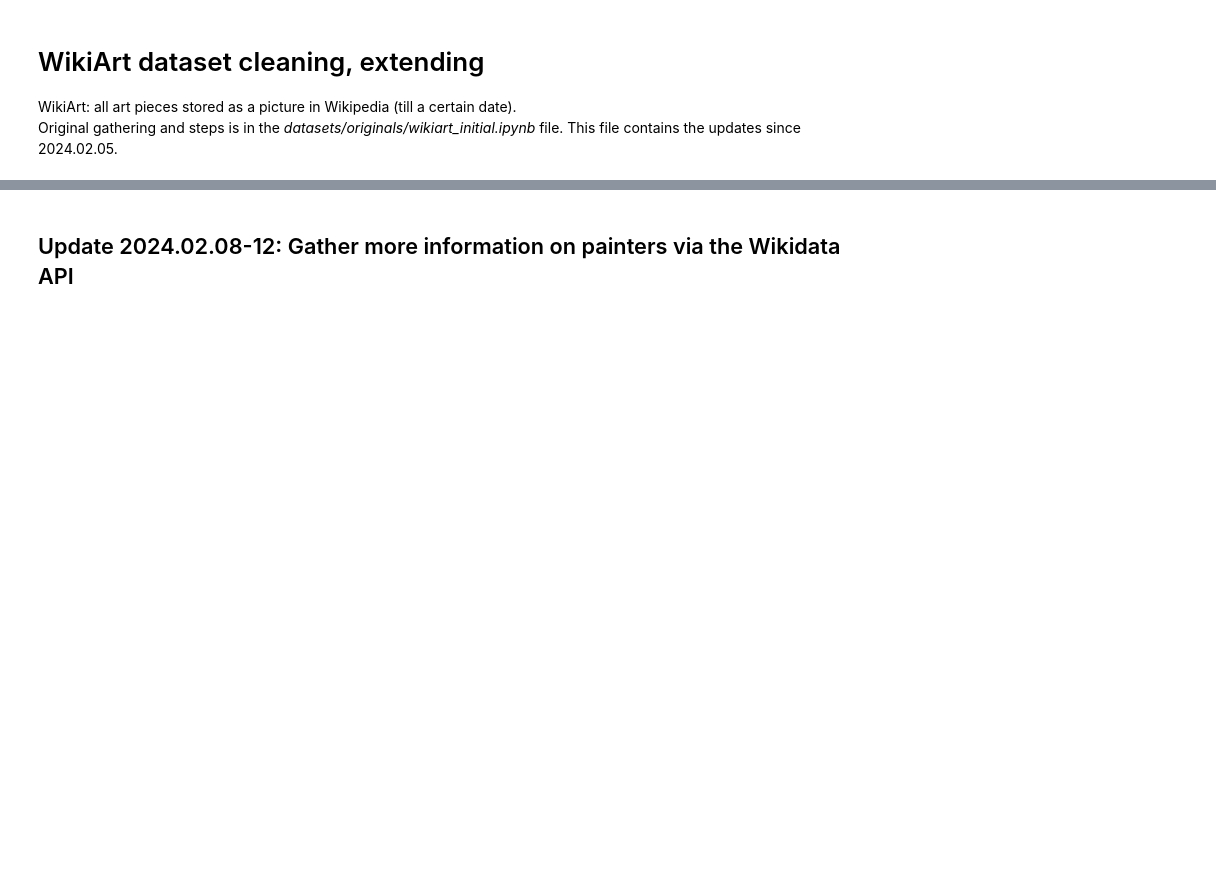
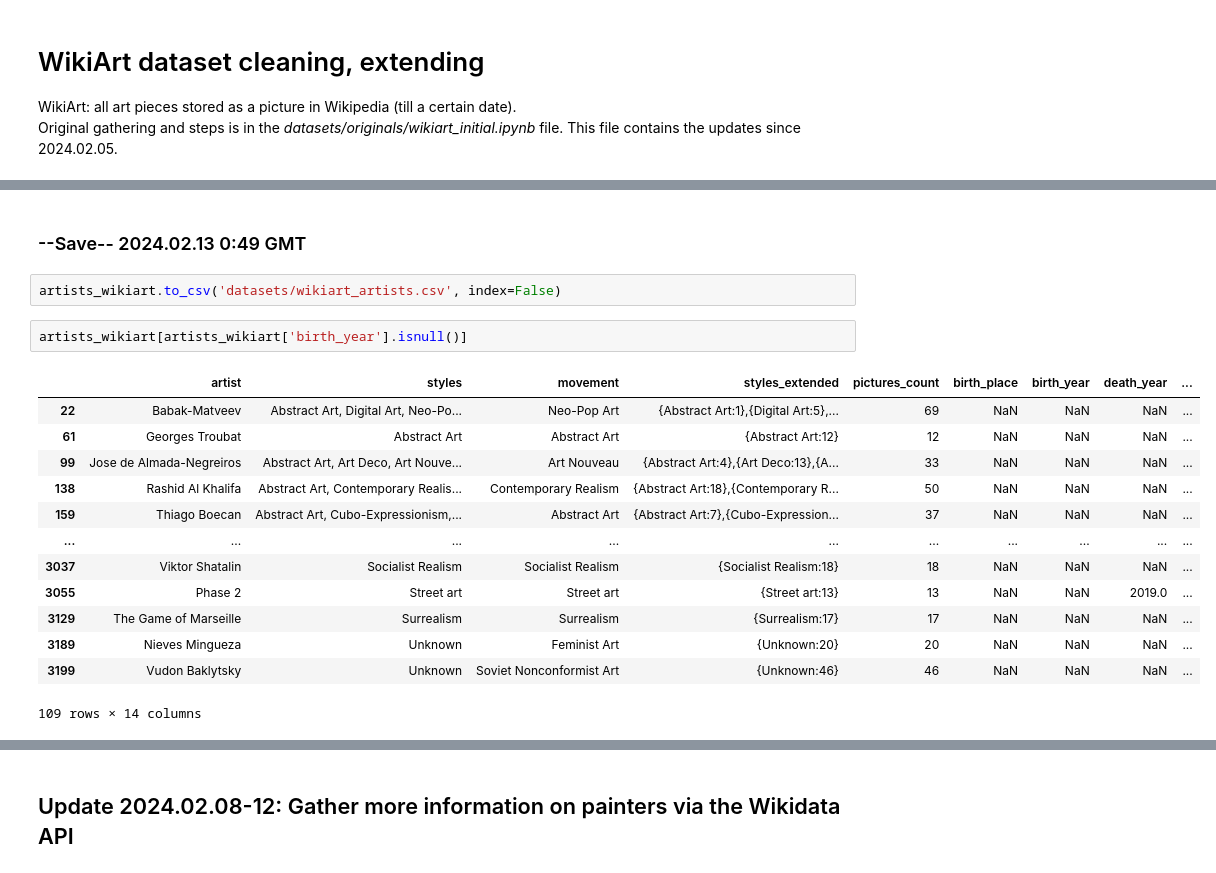
Before and after one commit to me9hanics/PainterPalette, a Jupyter notebook: wikiart_updates.ipynb, the cells around one changed output, grey strips where cells are left out. Saved outputs shown, nothing was run; the diff lists cells and outputs as text; blank space fills up the shorter version.

```diff
--- a/wikiart_updates.ipynb
+++ b/wikiart_updates.ipynb
@@ -9,0 +58,20 @@ Original gathering and steps is in the *datasets/originals/wikiart_initial.ipynb
+# %% [markdown]
+### --Save-- 2024.02.13 0:49 GMT
+# %%
+artists_wikiart.to_csv('datasets/wikiart_artists.csv', index=False)
+# %%
+artists_wikiart[artists_wikiart['birth_year'].isnull()]
+# %% [output]
+|  | artist | styles | movement | styles_extended | pictures_count | birth_place | birth_year | death_year | ... |
+| 22 | Babak-Matveev | Abstract Art, Digital Art, Neo-Po... | Neo-Pop Art | {Abstract Art:1},{Digital Art:5},... | 69 | NaN | NaN | NaN | ... |
+| 61 | Georges Troubat | Abstract Art | Abstract Art | {Abstract Art:12} | 12 | NaN | NaN | NaN | ... |
+| 99 | Jose de Almada-Negreiros | Abstract Art, Art Deco, Art Nouve... | Art Nouveau | {Abstract Art:4},{Art Deco:13},{A... | 33 | NaN | NaN | NaN | ... |
+| 138 | Rashid Al Khalifa | Abstract Art, Contemporary Realis... | Contemporary Realism | {Abstract Art:18},{Contemporary R... | 50 | NaN | NaN | NaN | ... |
+| 159 | Thiago Boecan | Abstract Art, Cubo-Expressionism,... | Abstract Art | {Abstract Art:7},{Cubo-Expression... | 37 | NaN | NaN | NaN | ... |
+| ... | ... | ... | ... | ... | ... | ... | ... | ... | ... |
+| 3037 | Viktor Shatalin | Socialist Realism | Socialist Realism | {Socialist Realism:18} | 18 | NaN | NaN | NaN | ... |
+| 3055 | Phase 2 | Street art | Street art | {Street art:13} | 13 | NaN | NaN | 2019.0 | ... |
+| 3129 | The Game of Marseille | Surrealism | Surrealism | {Surrealism:17} | 17 | NaN | NaN | NaN | ... |
+| 3189 | Nieves Mingueza | Unknown | Feminist Art | {Unknown:20} | 20 | NaN | NaN | NaN | ... |
+| 3199 | Vudon Baklytsky | Unknown | Soviet Nonconformist Art | {Unknown:46} | 46 | NaN | NaN | NaN | ... |
+109 rows × 14 columns
```
Also changed, not shown: parts of 8 cells of this notebook, 1 other file.
